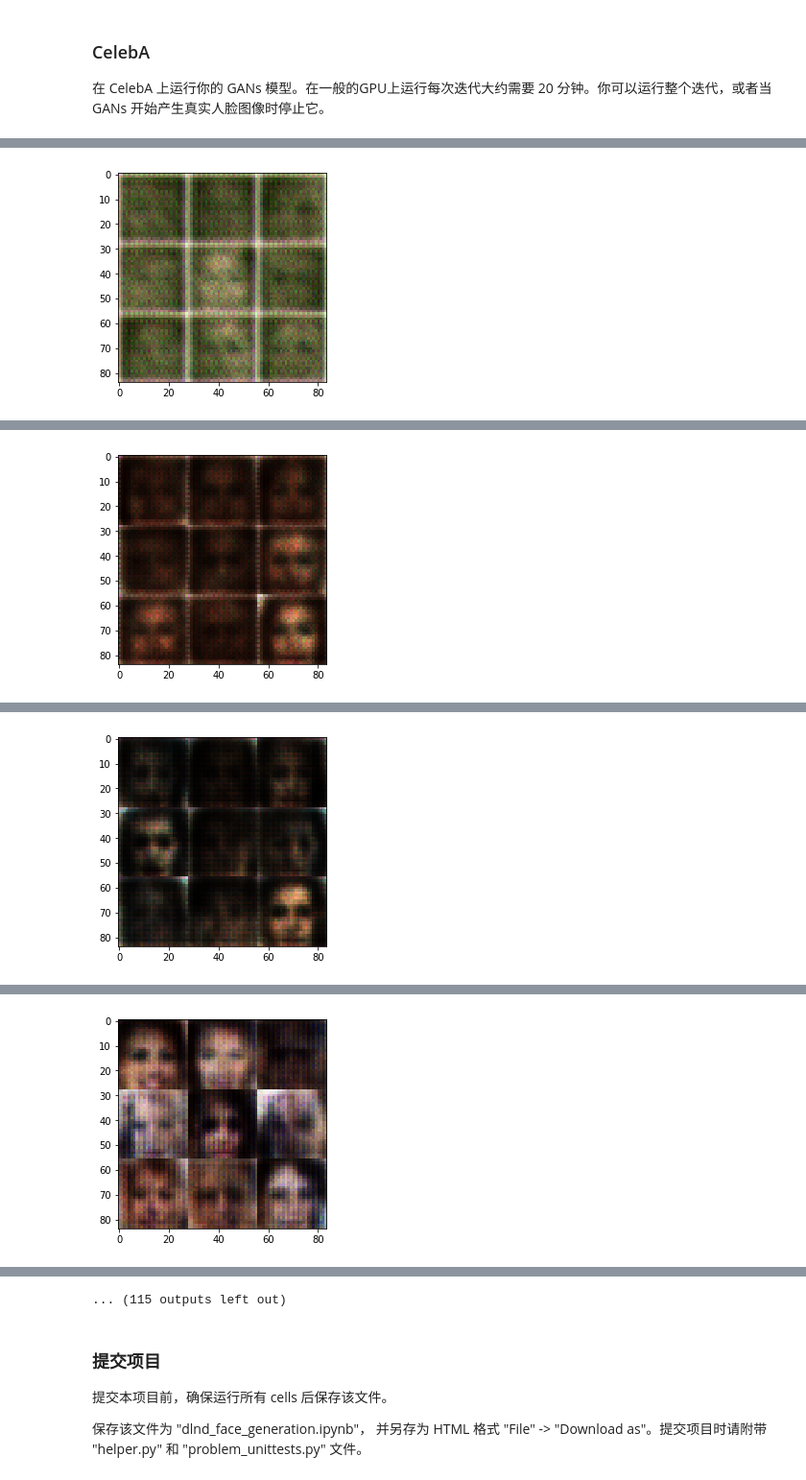
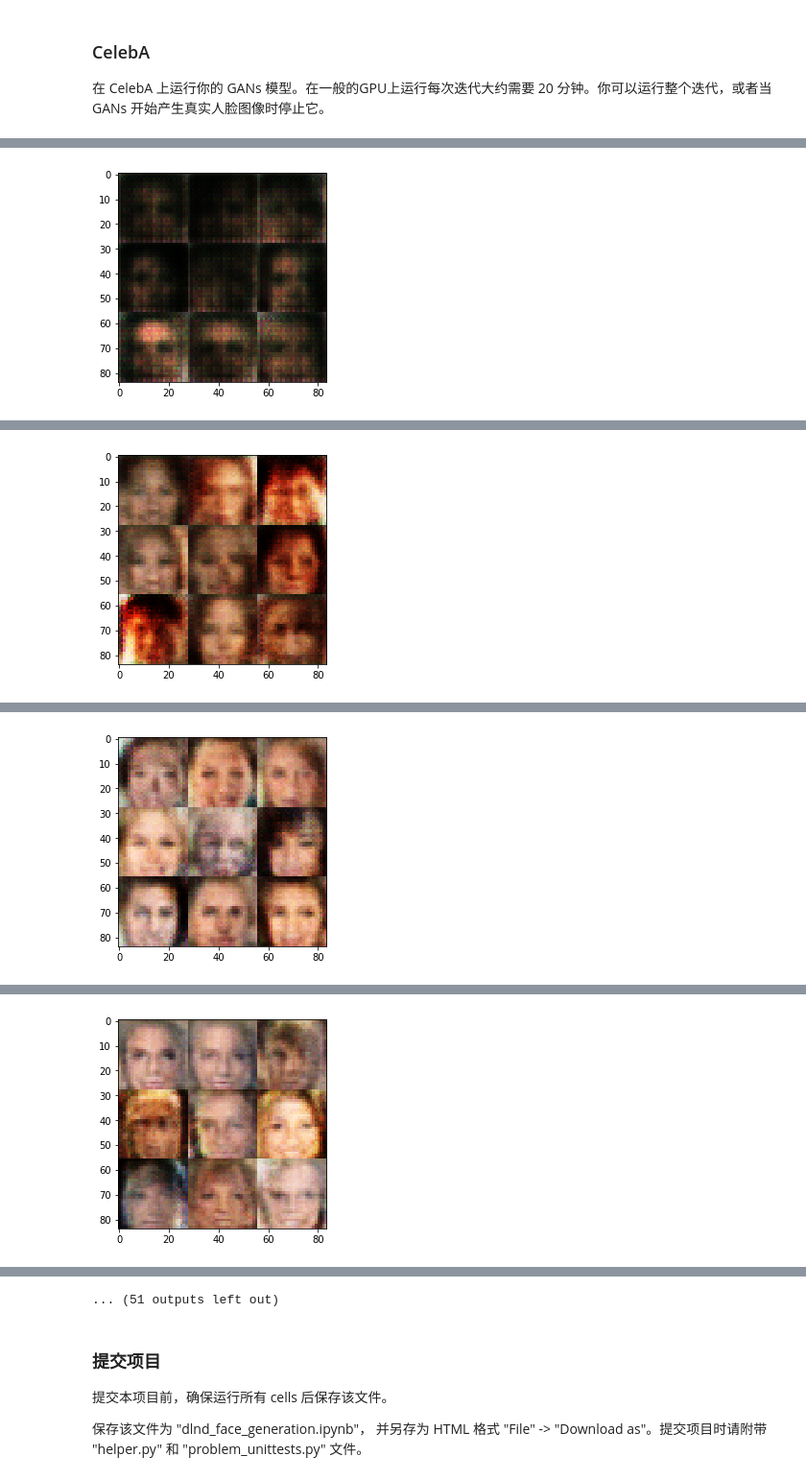
Before and after one commit to Ewenwan/cn-deep-learning, a Jupyter notebook: face-generation/dlnd_face_generation.ipynb, the cells around one changed output, grey strips where cells are left out. Shown at 96% size. Drawn from its saved outputs; the diff is of its cells as text; code cells hidden in the pictures.

```diff
--- a/face-generation/dlnd_face_generation.ipynb
+++ b/face-generation/dlnd_face_generation.ipynb
@@ -375,7 +375,10 @@ def train(epoch_count, batch_size, z_dim, learning_rate, beta1, get_batches, dat
 
                 # Run optimizers
                 _ = sess.run(d_train_opt, feed_dict={input_real: batch_images, input_z: batch_z})
-                _ = sess.run(g_train_opt, feed_dict={input_z: batch_z})
+                # _ = sess.run(g_train_opt, feed_dict={input_z: batch_z})
+                #_ = sess.run(g_train_opt, feed_dict={input_z: batch_z})
+                _ = sess.run(g_train_opt, feed_dict={input_z: batch_z,lr:learning_rate})
+                _ = sess.run(g_train_opt, feed_dict={input_z: batch_z,lr:learning_rate})
                 batch_num += 1
 
                 if (batch_num%100 == 0):
@@ -530,9 +533,9 @@ Epoch 1/2... Discriminator Loss: 1.0687... Generator Loss: 0.8464
 在 CelebA 上运行你的 GANs 模型。在一般的GPU上运行每次迭代大约需要 20 分钟。你可以运行整个迭代，或者当 GANs 开始产生真实人脸图像时停止它。
 # %%
 
-batch_size = 32
-z_dim = 100
-learning_rate = 0.0002
+batch_size = 64
+z_dim = 200
+learning_rate = 0.0005
 beta1 = 0.5
 
 
@@ -566 +569 @@ Epoch 1/1... Discriminator Loss: 1.4603... Generator Loss: 0.5801
-[figure, old version]
+[figure, new version]
@@ -584 +587 @@ Epoch 1/1... Discriminator Loss: 0.6919... Generator Loss: 1.5881
-[figure, old version]
+[figure, new version]
@@ -602 +605 @@ Epoch 1/1... Discriminator Loss: 1.5884... Generator Loss: 0.5020
-[figure, old version]
+[figure, new version]
@@ -620 +623 @@ Epoch 1/1... Discriminator Loss: 0.6059... Generator Loss: 1.9778
-[figure, old version]
+[figure, new version]
@@ -657,4 +660,4 @@ Epoch 1/1... Discriminator Loss: 1.7012... Generator Loss: 0.4602
-... (115 outputs left out)
+... (51 outputs left out)
 # %% [markdown]
 ### 提交项目
 提交本项目前，确保运行所有 cells 后保存该文件。
```
Also changed, not shown: parts of 2 cells of this notebook, 1 other file.
